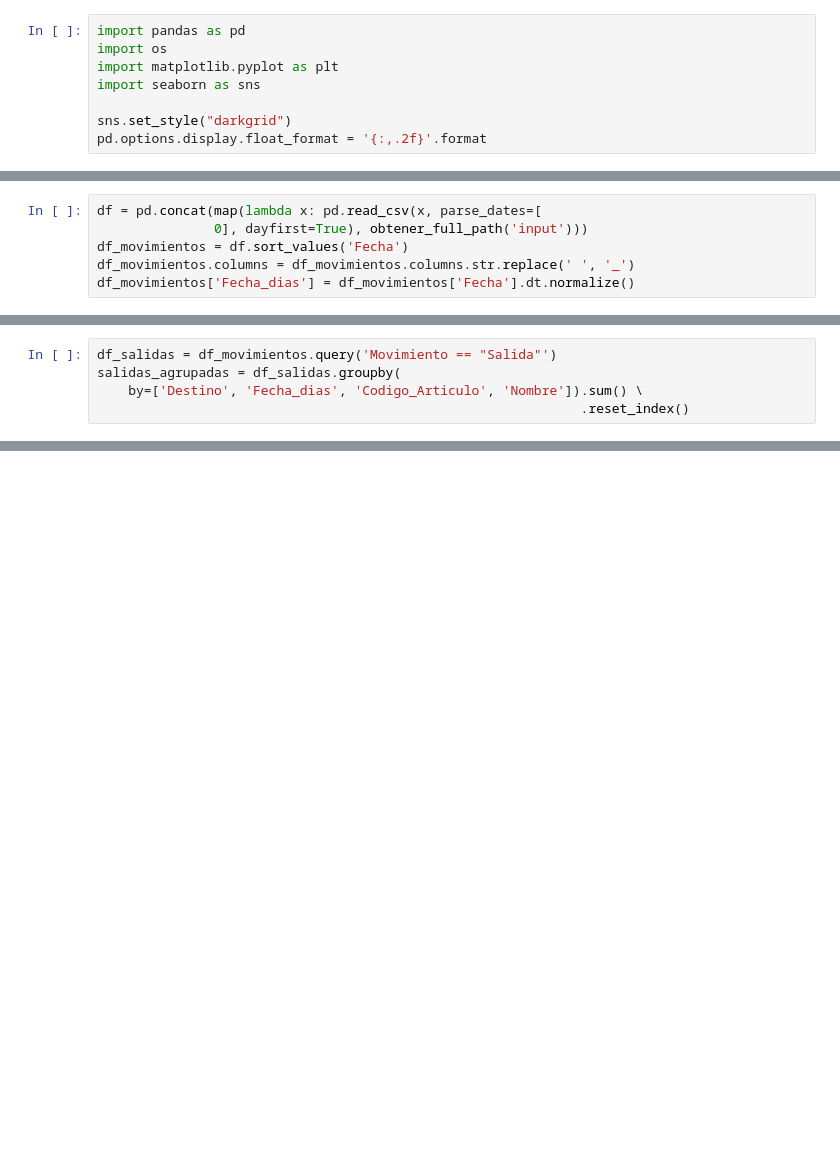
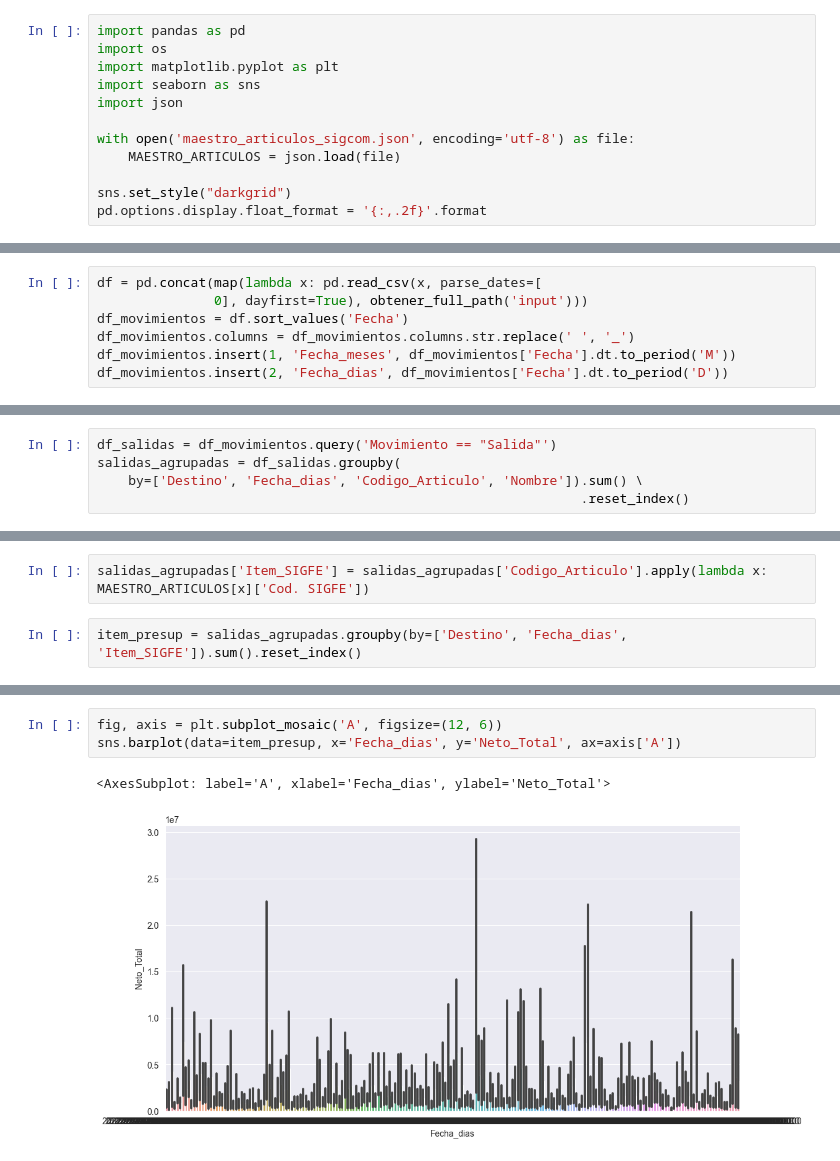
Before and after one commit to JavierRojas14/int, a Jupyter notebook: Finanzas/analisis_datos_SCI/analisis_gasto_item_presupuestario/analisis.ipynb, the cells around one changed output, grey strips where cells are left out. Drawn from its saved outputs; the diff is of its cells as text; blank space fills up the shorter version.

```diff
--- a/Finanzas/analisis_datos_SCI/analisis_gasto_item_presupuestario/analisis.ipynb
+++ b/Finanzas/analisis_datos_SCI/analisis_gasto_item_presupuestario/analisis.ipynb
@@ -3,6 +3,10 @@ import pandas as pd
 import os
 import matplotlib.pyplot as plt
 import seaborn as sns
+import json
+
+with open('maestro_articulos_sigcom.json', encoding='utf-8') as file:
+    MAESTRO_ARTICULOS = json.load(file)
 
 sns.set_style("darkgrid")
 pd.options.display.float_format = '{:,.2f}'.format
@@ -14,4 +18,5 @@ df = pd.concat(map(lambda x: pd.read_csv(x, parse_dates=[
                0], dayfirst=True), obtener_full_path('input')))
 df_movimientos = df.sort_values('Fecha')
 df_movimientos.columns = df_movimientos.columns.str.replace(' ', '_')
-df_movimientos['Fecha_dias'] = df_movimientos['Fecha'].dt.normalize()
+df_movimientos.insert(1, 'Fecha_meses', df_movimientos['Fecha'].dt.to_period('M'))
+df_movimientos.insert(2, 'Fecha_dias', df_movimientos['Fecha'].dt.to_period('D'))
@@ -38,0 +44,4 @@ salidas_agrupadas
+# %%
+salidas_agrupadas['Item_SIGFE'] = salidas_agrupadas['Codigo_Articulo'].apply(lambda x: MAESTRO_ARTICULOS[x]['Cod. SIGFE'])
+# %%
+item_presup = salidas_agrupadas.groupby(by=['Destino', 'Fecha_dias', 'Item_SIGFE']).sum().reset_index()
@@ -38,0 +64,6 @@ salidas_agrupadas
+# %%
+fig, axis = plt.subplot_mosaic('A', figsize=(12, 6))
+sns.barplot(data=item_presup, x='Fecha_dias', y='Neto_Total', ax=axis['A'])
+# %% [output]
+<AxesSubplot: label='A', xlabel='Fecha_dias', ylabel='Neto_Total'>
+[figure, added]
```
Also changed, not shown: parts of 4 cells of this notebook.
